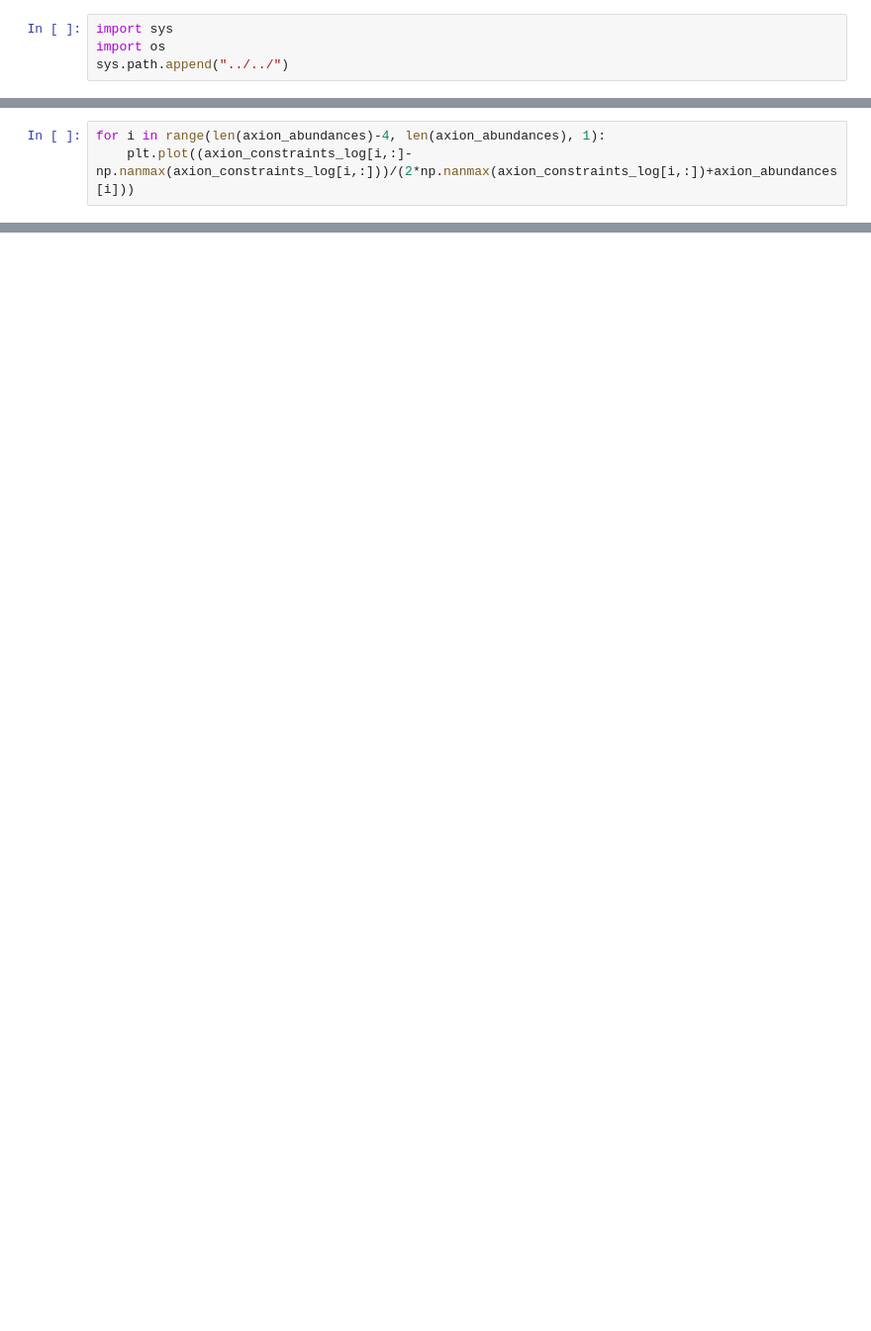
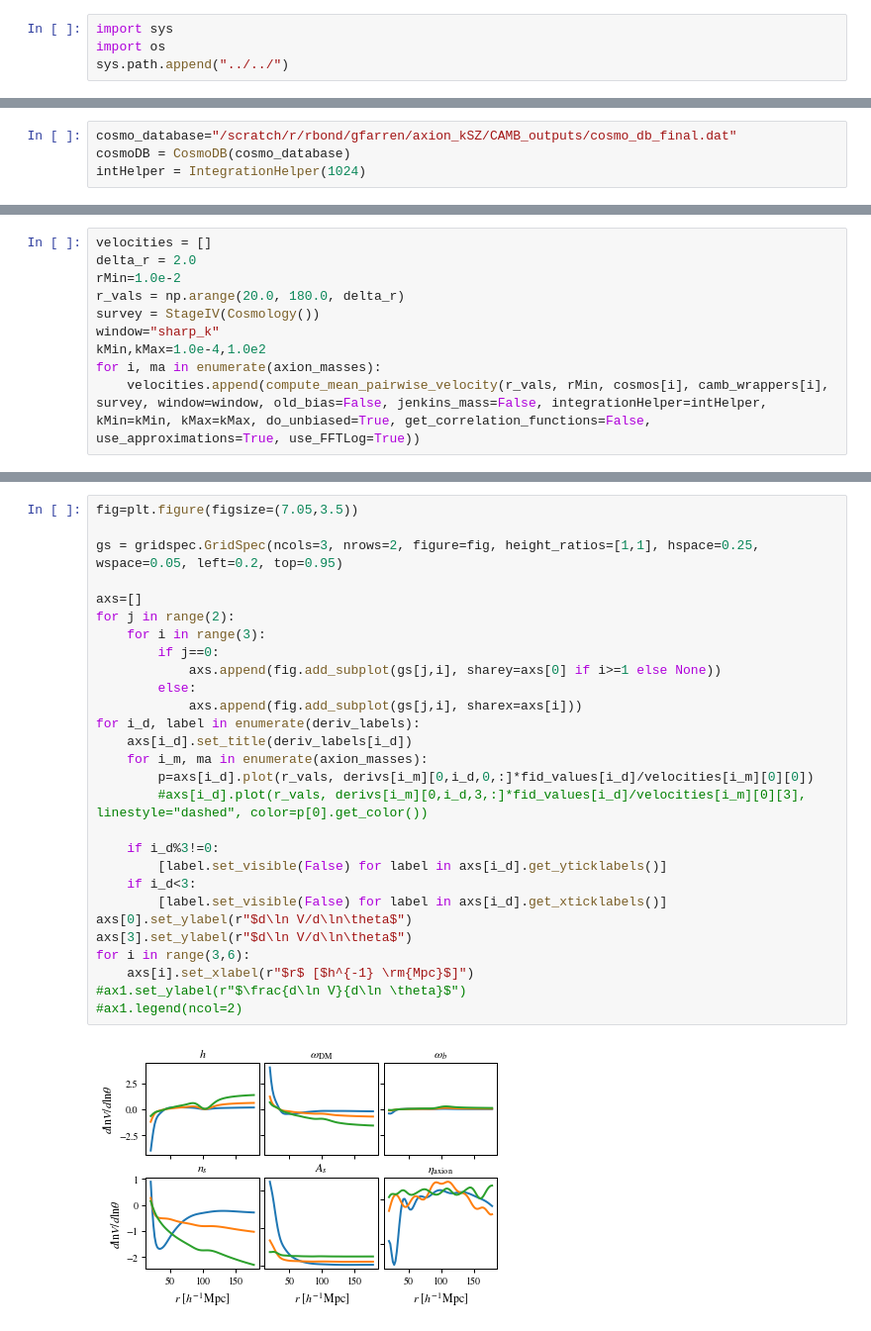
Before and after one commit to gerrfarr/Axion-kSZ-source, a Jupyter notebook: notebooks/testing_derivatives.ipynb, the cells around one changed output, grey strips where cells are left out. Shown at 99% size. Saved outputs shown, nothing was run; the diff lists cells and outputs as text; blank space fills up the shorter version.

```diff
--- a/notebooks/testing_derivatives.ipynb
+++ b/notebooks/testing_derivatives.ipynb
@@ -114,3 +43,0 @@ Invalid limit will be ignored.
-# %%
-for i in range(len(axion_abundances)-4, len(axion_abundances), 1):
-    plt.plot((axion_constraints_log[i,:]-np.nanmax(axion_constraints_log[i,:]))/(2*np.nanmax(axion_constraints_log[i,:])+axion_abundances[i]))
@@ -130,0 +44,4 @@ array([0.9948838 , 0.97218291, 0.95      , 0.92832325, 0.90714111])
+# %%
+cosmo_database="/scratch/r/rbond/gfarren/axion_kSZ/CAMB_outputs/cosmo_db_final.dat"
+cosmoDB = CosmoDB(cosmo_database)
+intHelper = IntegrationHelper(1024)
@@ -130,0 +68,10 @@ array([0.9948838 , 0.97218291, 0.95      , 0.92832325, 0.90714111])
+# %%
+velocities = []
+delta_r = 2.0
+rMin=1.0e-2
+r_vals = np.arange(20.0, 180.0, delta_r)
+survey = StageIV(Cosmology())
+window="sharp_k"
+kMin,kMax=1.0e-4,1.0e2
+for i, ma in enumerate(axion_masses):
+    velocities.append(compute_mean_pairwise_velocity(r_vals, rMin, cosmos[i], camb_wrappers[i], survey, window=window, old_bias=False, jenkins_mass=False, integrationHelper=intHelper, kMin=kMin, kMax=kMax, do_unbiased=True, get_correlation_functions=False, use_approximations=True, use_FFTLog=True))
@@ -130,0 +84,30 @@ array([0.9948838 , 0.97218291, 0.95      , 0.92832325, 0.90714111])
+# %%
+fig=plt.figure(figsize=(7.05,3.5))
+
+gs = gridspec.GridSpec(ncols=3, nrows=2, figure=fig, height_ratios=[1,1], hspace=0.25, wspace=0.05, left=0.2, top=0.95)
+
+axs=[]
+for j in range(2):
+    for i in range(3):
+        if j==0:
+            axs.append(fig.add_subplot(gs[j,i], sharey=axs[0] if i>=1 else None))
+        else:
+            axs.append(fig.add_subplot(gs[j,i], sharex=axs[i]))
+for i_d, label in enumerate(deriv_labels):
+    axs[i_d].set_title(deriv_labels[i_d])
+    for i_m, ma in enumerate(axion_masses):
+        p=axs[i_d].plot(r_vals, derivs[i_m][0,i_d,0,:]*fid_values[i_d]/velocities[i_m][0][0])
+        #axs[i_d].plot(r_vals, derivs[i_m][0,i_d,3,:]*fid_values[i_d]/velocities[i_m][0][3], linestyle="dashed", color=p[0].get_color())
+
+    if i_d%3!=0:
+        [label.set_visible(False) for label in axs[i_d].get_yticklabels()]
+    if i_d<3:
+        [label.set_visible(False) for label in axs[i_d].get_xticklabels()]
+axs[0].set_ylabel(r"$d\ln V/d\ln\theta$")
+axs[3].set_ylabel(r"$d\ln V/d\ln\theta$")
+for i in range(3,6):
+    axs[i].set_xlabel(r"$r$ [$h^{-1} \rm{Mpc}$]")
+#ax1.set_ylabel(r"$\frac{d\ln V}{d\ln \theta}$")
+#ax1.legend(ncol=2)
+# %% [output]
+[figure, added]
```
Also changed, not shown: parts of 28 cells of this notebook, 2 other files.
